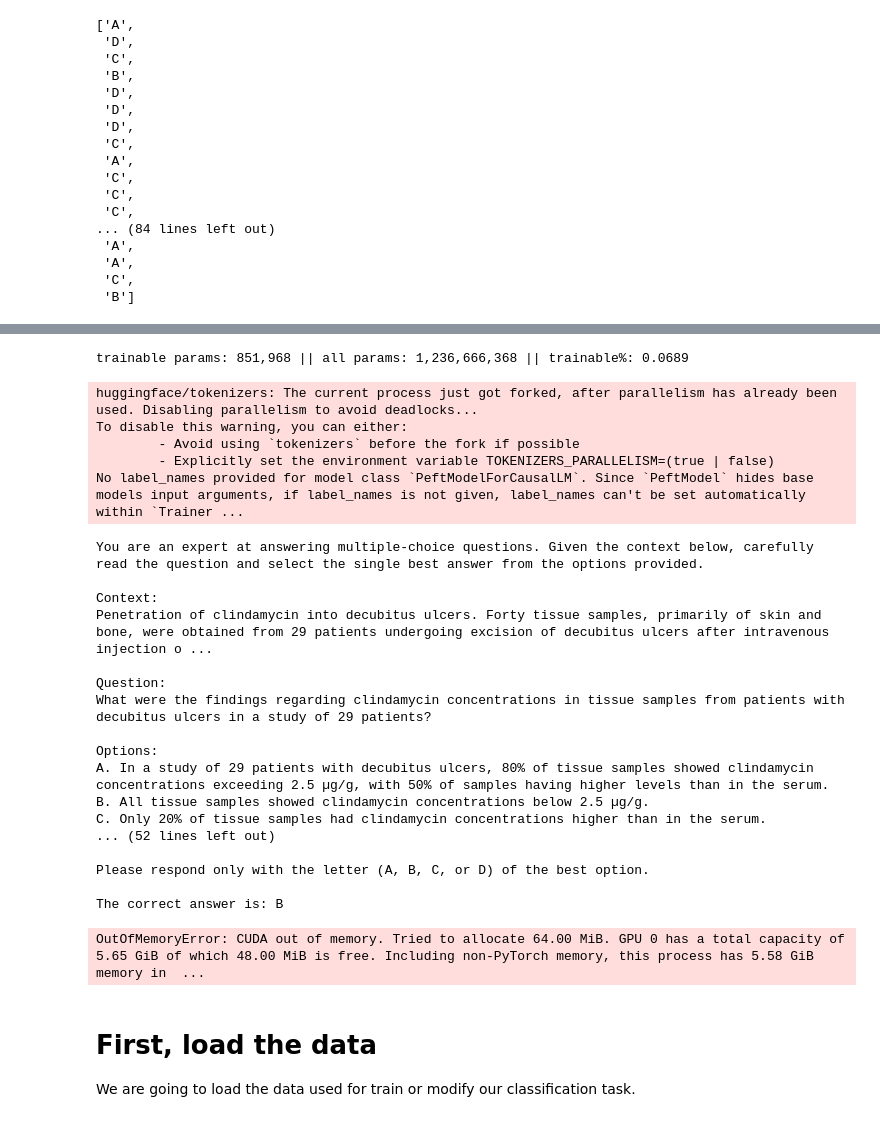
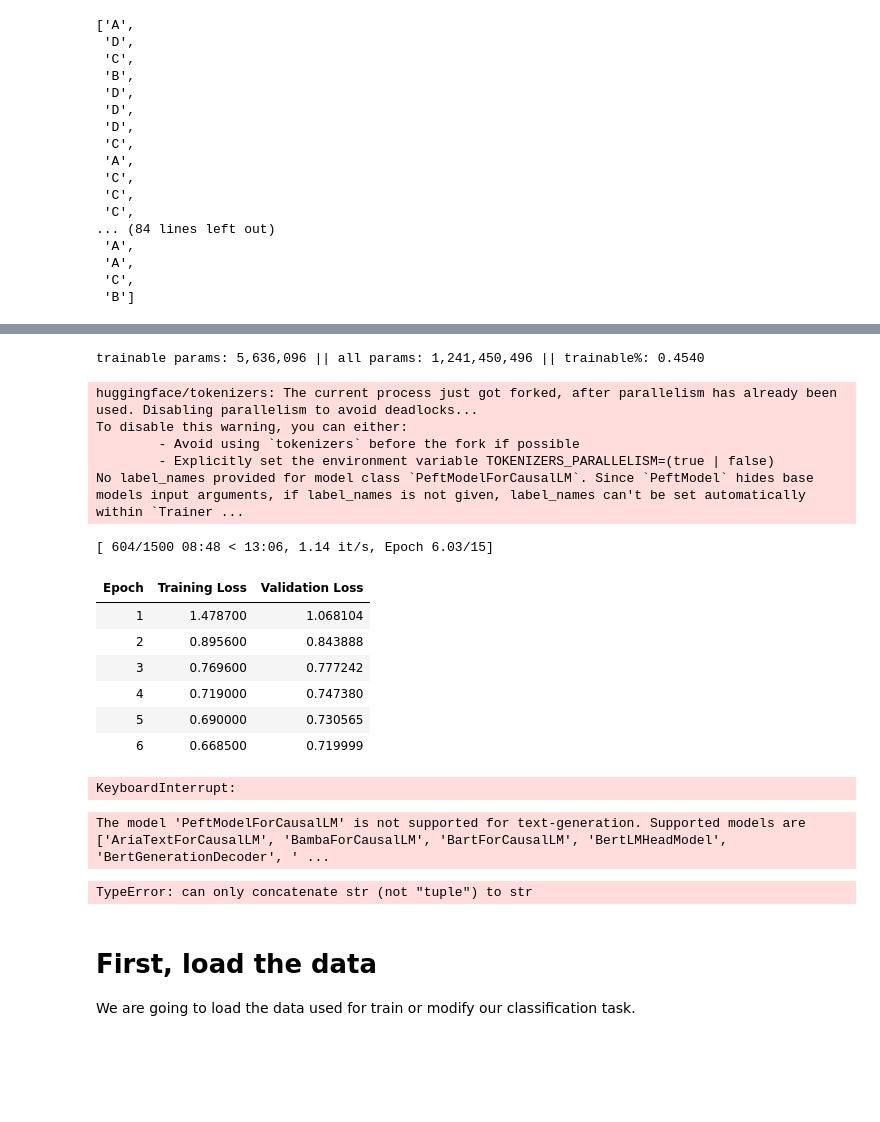
Before and after one commit to lgemc/pytorch_training, a Jupyter notebook: 10_rag/notebooks/train/trainer_causal_llm.ipynb, the cells around one changed output, grey strips where cells are left out. Cells and saved outputs as stored; diff of their text form; code cells hidden in the pictures; blank space fills up the shorter version.

Commit message:
add train process

```diff
--- a/10_rag/notebooks/train/trainer_causal_llm.ipynb
+++ b/10_rag/notebooks/train/trainer_causal_llm.ipynb
@@ -293,14 +232,13 @@ from peft import get_peft_model, LoraConfig, TaskType
 lora_config = LoraConfig(
     r=8,  # Rank of LoRA matrices (lower = less memory)
     lora_alpha=16,
-    target_modules=["q_proj", "v_proj"],  # Depends on model architecture
+    target_modules=modules,  # Depends on model architecture
     lora_dropout=0.1,
     bias="none",
     task_type=TaskType.CAUSAL_LM,
-    modules_to_save=["score"],
 )
 
 model = get_peft_model(model, lora_config)
 model.print_trainable_parameters()
 # %% [output]
-trainable params: 851,968 || all params: 1,236,666,368 || trainable%: 0.0689
+trainable params: 5,636,096 || all params: 1,241,450,496 || trainable%: 0.4540
@@ -307,53 +250,54 @@ trainable params: 851,968 || all params: 1,236,666,368 || trainable%: 0.0689
 # %%
 from transformers import Trainer, TrainingArguments
 
 training_args = TrainingArguments(
     output_dir="./checkpoints",
     eval_strategy="epoch",
     save_strategy="epoch",
     logging_strategy="epoch",
     learning_rate=2e-5,
     per_device_train_batch_size=2,
     per_device_eval_batch_size=2,
     num_train_epochs=15,
     weight_decay=0.01,
     logging_dir="./logs",
     fp16=True,
 )
 
 trainer = Trainer(
     model=model,
     args=training_args,
-    train_dataset=train_data_tokenized,
-    eval_dataset=test_data_tokenized,
+    #train_dataset=train_data_tokenized,
+    #eval_dataset=test_data_tokenized,
+    train_dataset = Subset(train_data_tokenized, range(0, 200)),
+    eval_dataset = Subset(test_data_tokenized, range(0, 20)),
     tokenizer=tokenizer,
 )
 
 trainer.train()
 # %% [output]
 huggingface/tokenizers: The current process just got forked, after parallelism has already been used. Disabling parallelism to avoid deadlocks...
 To disable this warning, you can either:
         - Avoid using `tokenizers` before the fork if possible
         - Explicitly set the environment variable TOKENIZERS_PARALLELISM=(true | false)
 No label_names provided for model class `PeftModelForCausalLM`. Since `PeftModel` hides base models input arguments, if label_names is not given, label_names can't be set automatically within `Trainer ...
-You are an expert at answering multiple-choice questions. Given the context below, carefully read the question and select the single best answer from the options provided.
-
-Context:
-Penetration of clindamycin into decubitus ulcers. Forty tissue samples, primarily of skin and bone, were obtained from 29 patients undergoing excision of decubitus ulcers after intravenous injection o ...
-
-Question:
-What were the findings regarding clindamycin concentrations in tissue samples from patients with decubitus ulcers in a study of 29 patients?
-
-Options:
-A. In a study of 29 patients with decubitus ulcers, 80% of tissue samples showed clindamycin concentrations exceeding 2.5 µg/g, with 50% of samples having higher levels than in the serum.
-B. All tissue samples showed clindamycin concentrations below 2.5 µg/g.
-C. Only 20% of tissue samples had clindamycin concentrations higher than in the serum.
-... (52 lines left out)
-
-Please respond only with the letter (A, B, C, or D) of the best option.
-
-The correct answer is: B
+[ 604/1500 08:48 < 13:06, 1.14 it/s, Epoch 6.03/15]
+| Epoch | Training Loss | Validation Loss |
+| 1 | 1.478700 | 1.068104 |
+| 2 | 0.895600 | 0.843888 |
+| 3 | 0.769600 | 0.777242 |
+| 4 | 0.719000 | 0.747380 |
+| 5 | 0.690000 | 0.730565 |
+| 6 | 0.668500 | 0.719999 |
-OutOfMemoryError: CUDA out of memory. Tried to allocate 64.00 MiB. GPU 0 has a total capacity of 5.65 GiB of which 48.00 MiB is free. Including non-PyTorch memory, this process has 5.58 GiB memory in  ...
+KeyboardInterrupt:
+# %%
+y_pred, answers = predict(Subset(prompted_test, range(100)), model, tokenizer)
+y_true = []
+for i in range(len(y_pred)):
+    y_true.append(train_data[i]["label"])
+# %% [output]
+The model 'PeftModelForCausalLM' is not supported for text-generation. Supported models are ['AriaTextForCausalLM', 'BambaForCausalLM', 'BartForCausalLM', 'BertLMHeadModel', 'BertGenerationDecoder', ' ...
+TypeError: can only concatenate str (not "tuple") to str
 # %% [markdown]
 # First, load the data
 
```
Also changed, not shown: parts of 10 cells of this notebook.
